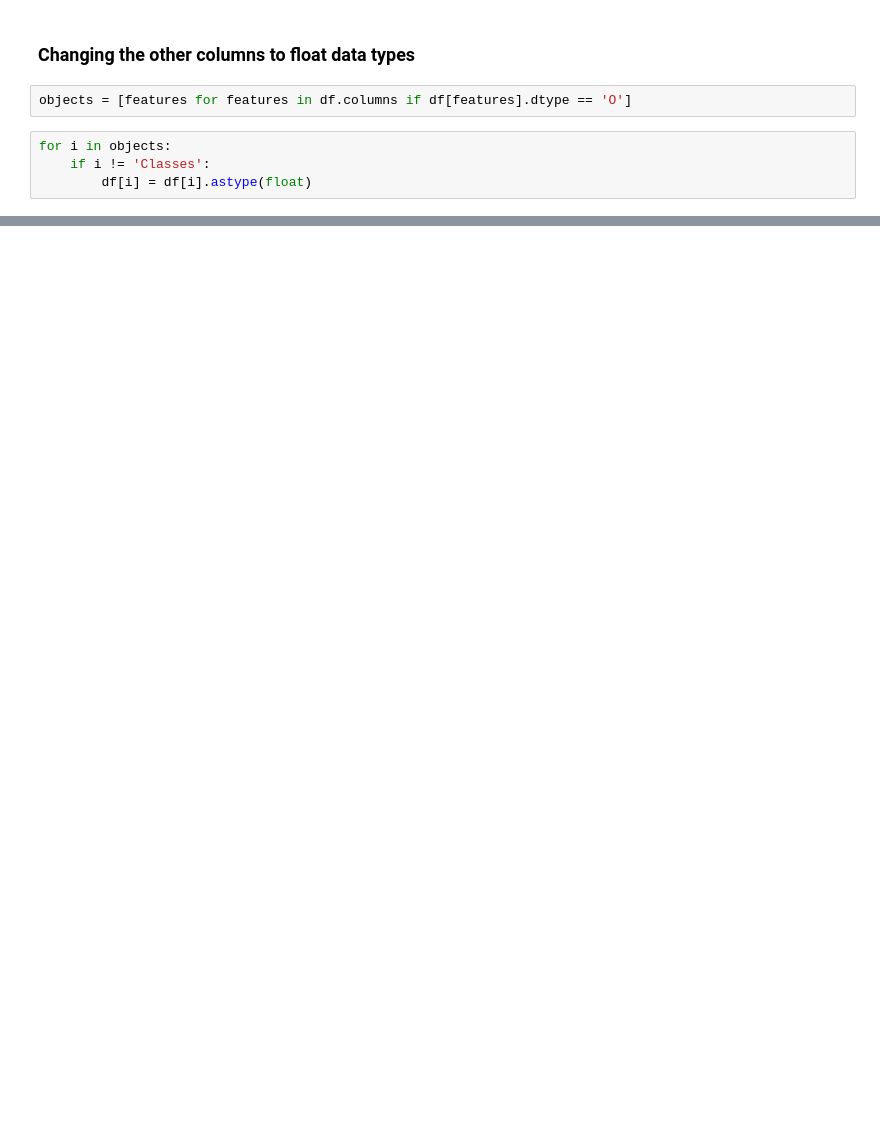
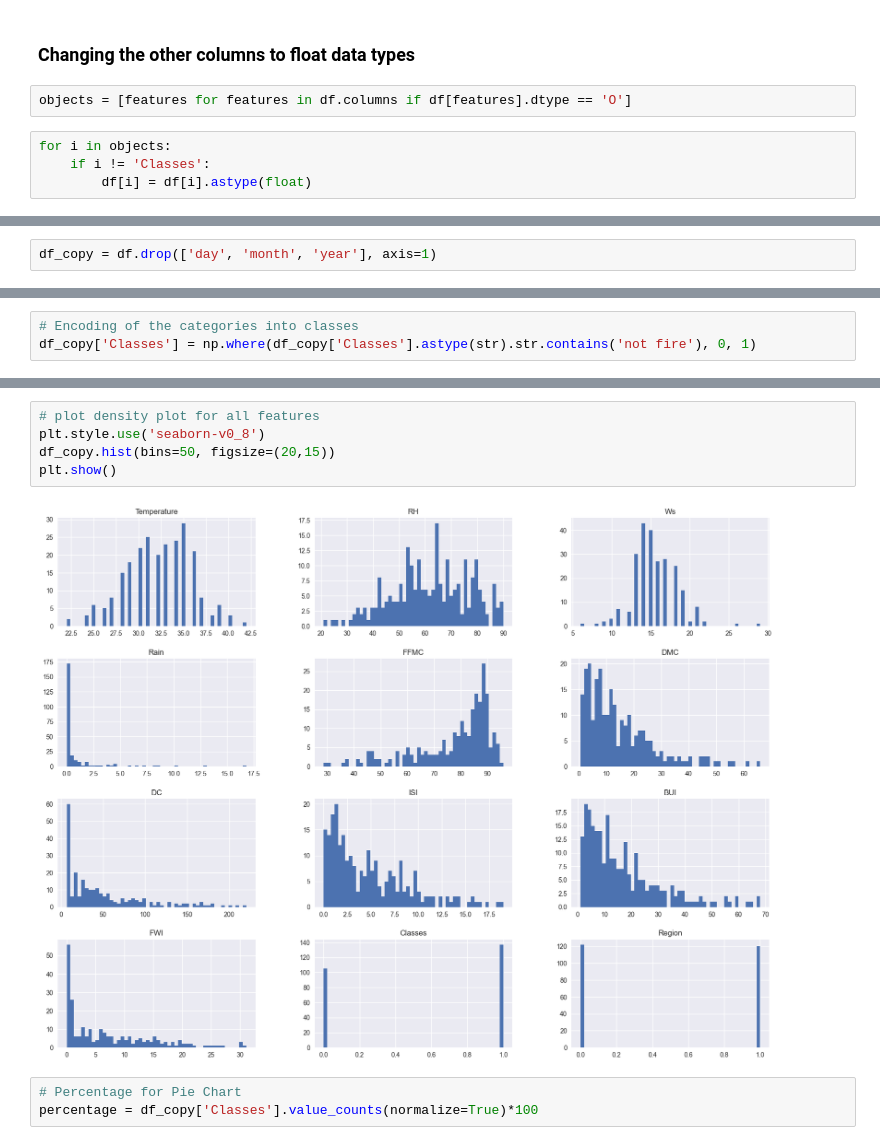
Before and after one commit to vishalipar/Ridge-Lasso-regression, a Jupyter notebook: ridge lasso regression.ipynb, the cells around one changed output, grey strips where cells are left out. Cells and saved outputs as stored; diff of their text form; blank space fills up the shorter version.

```diff
--- a/ridge lasso regression.ipynb
+++ b/ridge lasso regression.ipynb
@@ -191,0 +194,2 @@ memory usage: 28.6+ KB
+# %%
+df_copy = df.drop(['day', 'month', 'year'], axis=1)
@@ -191,0 +205,3 @@ memory usage: 28.6+ KB
+# %%
+# Encoding of the categories into classes
+df_copy['Classes'] = np.where(df_copy['Classes'].astype(str).str.contains('not fire'), 0, 1)
@@ -191,0 +233,10 @@ memory usage: 28.6+ KB
+# %%
+# plot density plot for all features
+plt.style.use('seaborn-v0_8')
+df_copy.hist(bins=50, figsize=(20,15))
+plt.show()
+# %% [output]
+[figure, added]
+# %%
+# Percentage for Pie Chart
+percentage = df_copy['Classes'].value_counts(normalize=True)*100
```
Also changed, not shown: parts of 26 cells of this notebook.
